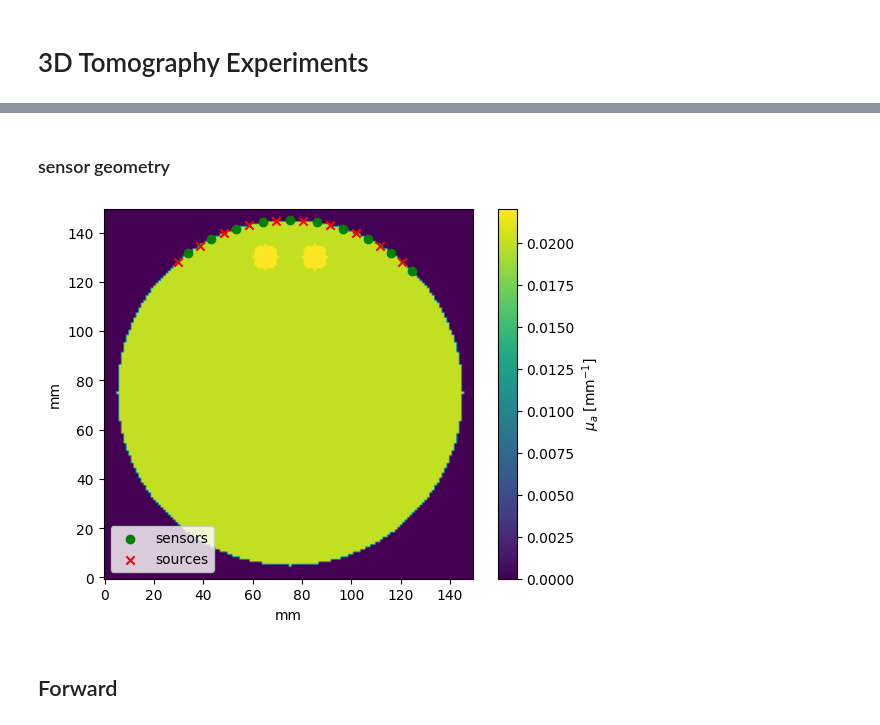
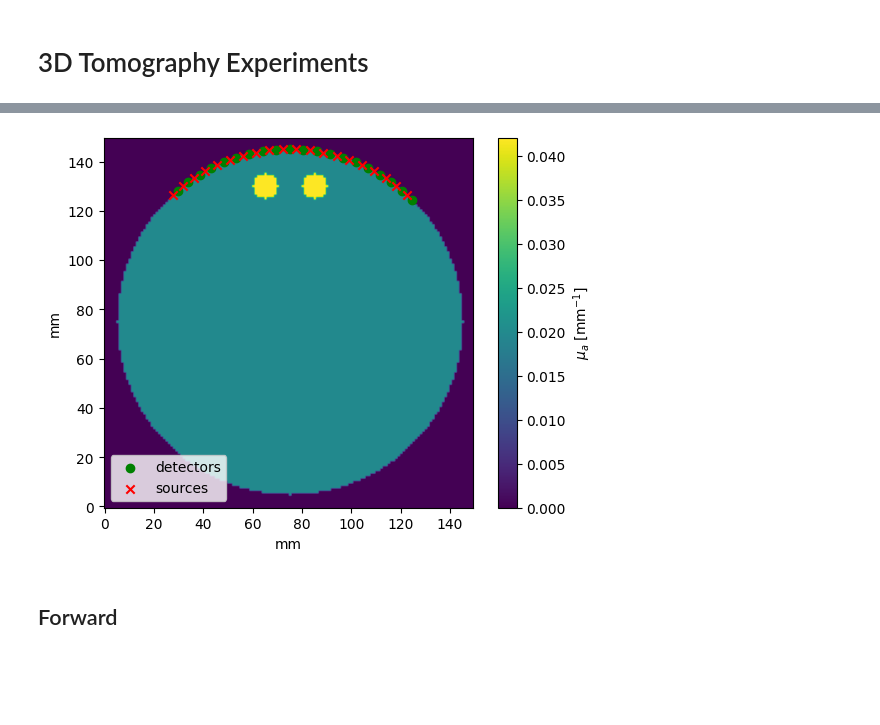
Before and after one commit to neural-imagery/tomography-experiments, a Jupyter notebook: 3d/main.ipynb, the cells around one changed output, grey strips where cells are left out. Drawn from its saved outputs; the diff is of its cells as text; code cells hidden in the pictures; blank space fills up the shorter version.

```diff
--- a/3d/main.ipynb
+++ b/3d/main.ipynb
@@ -39,60 +15,15 @@ plt.show()
-# %% [markdown]
-### sensor geometry
-# %%
-noptodes = 10 # number of optodes (this equates to roughly 1cm spacing)
-sensor_positions = np.zeros((noptodes, 2))
-source_positions = np.zeros((noptodes, 2))
-
-# Create an array of i values
-i_values = np.arange(noptodes)
-
-# Calculate phi for q and m
-phi_sensors = i_values / noptodes * np.pi / 2 + np.pi / 4
-phi_sources = (i_values + 0.5) / noptodes * np.pi / 2 + np.pi / 4
-
-# Calculate sensor and source positions
-scaling_factor = 1
-
-center_point = np.array([ny // 2, nx // 2])
-sensor_positions  = scaling_factor * r_head * np.vstack((np.sin(phi_sensors), np.cos(phi_sensors))).T + center_point
-source_positions  = r_head * np.vstack((np.sin(phi_sources), np.cos(phi_sources))).T + center_point
-source_directions = center_point - source_positions
-source_directions = source_directions / np.linalg.norm(source_directions, axis=1)[:,None] # normalize
-
-# add a column of zeros to cast as 3D
-source_positions = np.hstack((nz//2*np.ones((noptodes, 1)), source_positions))
-source_directions = np.hstack((np.zeros((noptodes, 1)), source_directions))
-sensor_positions = np.hstack((nz//2*np.ones((noptodes, 1)), sensor_positions))
-sensor_positions = np.hstack((sensor_positions, np.ones((noptodes, 1))))
-
-# info about region
-relative_change = 1.1
-
-g = 0.9                    # anisotropy factor
-mua0 = 0.02               # background absorption [1/mm]
-mus0 = 0.67/(1-g)               # background scattering [1/mm]
-mua1 = mua0 * relative_change # absorption of perturbation [1/mm]
-mus1 = mus0 * relative_change # scattering of perturbation [1/mm]
-refind = 1.4                # refractive index
-
-optical_properties = np.array([
-    [0,0,1,1],
-    [mua0, mus0, g, refind],
-    [mua1, mus1, g, refind]
-    ])
-
-mua = region_to_mua(region, optical_properties)
-
-plt.figure()
-plt.imshow(mua[nz//2,...])
-plt.colorbar(label="$\\mu_a \\text{ }[\\text{mm}^{-1}]$")
-plt.scatter(sensor_positions[:,-2], sensor_positions[:,-3], c='g', marker='o', label='sensors')
-plt.scatter(source_positions[:,-1], source_positions[:,-2], c='r', marker='x', label='sources')
-plt.gca().invert_yaxis()
-plt.xlabel("mm"); plt.ylabel("mm")
-plt.legend()
-plt.show()
-# %% [output]
-[figure, removed]
+# %%
+from problems.two_balls import two_balls_2d_sensors, two_balls_2d_medium
+
+medium_bg, medium_true = two_balls_2d_medium(
+    contrast=1.1, voxels_per_dim=150, r_ball_mm=5, depth_mm=20, ball_separation_mm=10
+)
+
+noptodes = 20
+sensors = two_balls_2d_sensors(noptodes, medium_bg)
+
+medium_true.plot_mua(sensors)
+# %% [output]
+[figure, added]
 # %% [markdown]
 ## Forward
```
Also changed, not shown: parts of 10 cells of this notebook, 6 other files.
